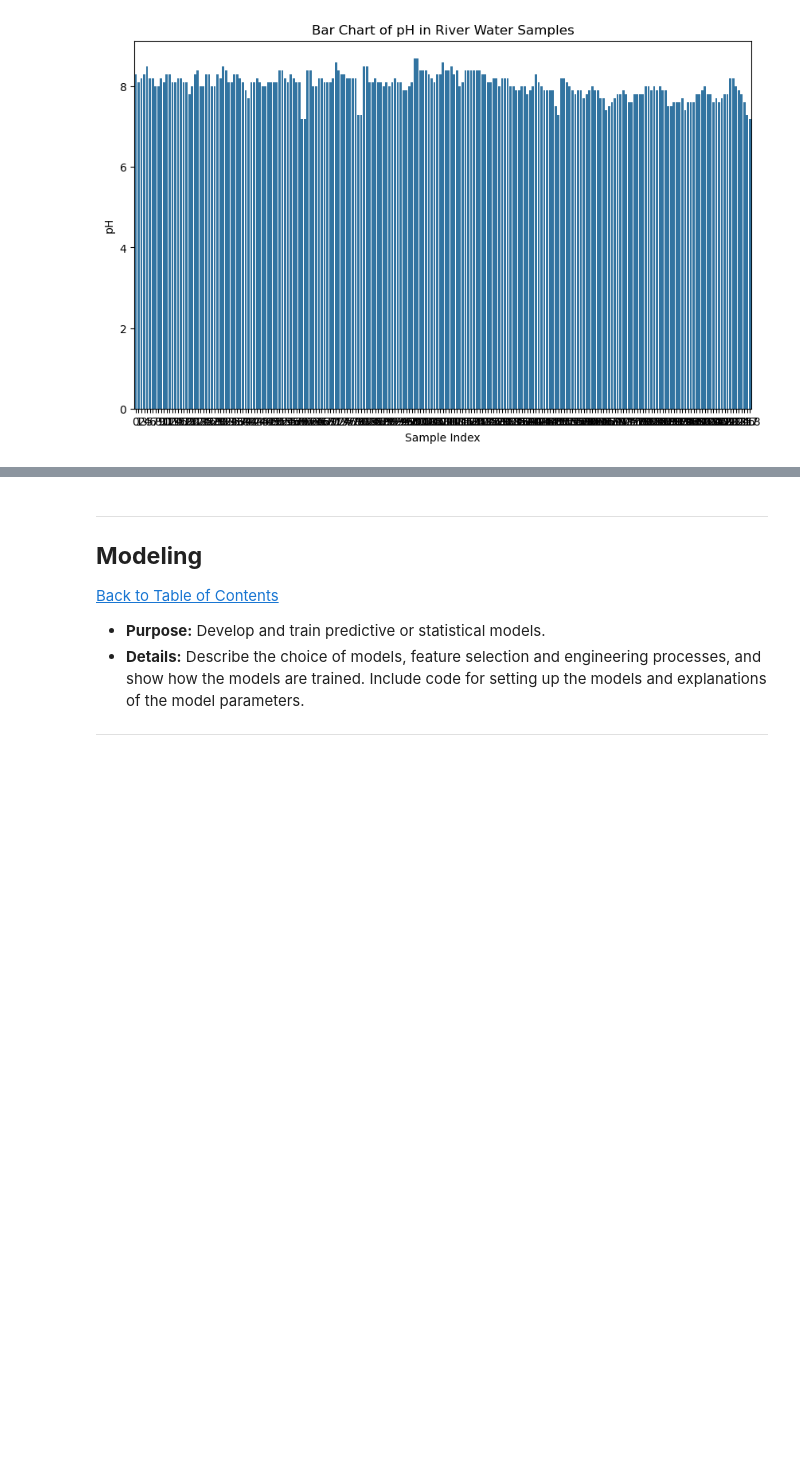
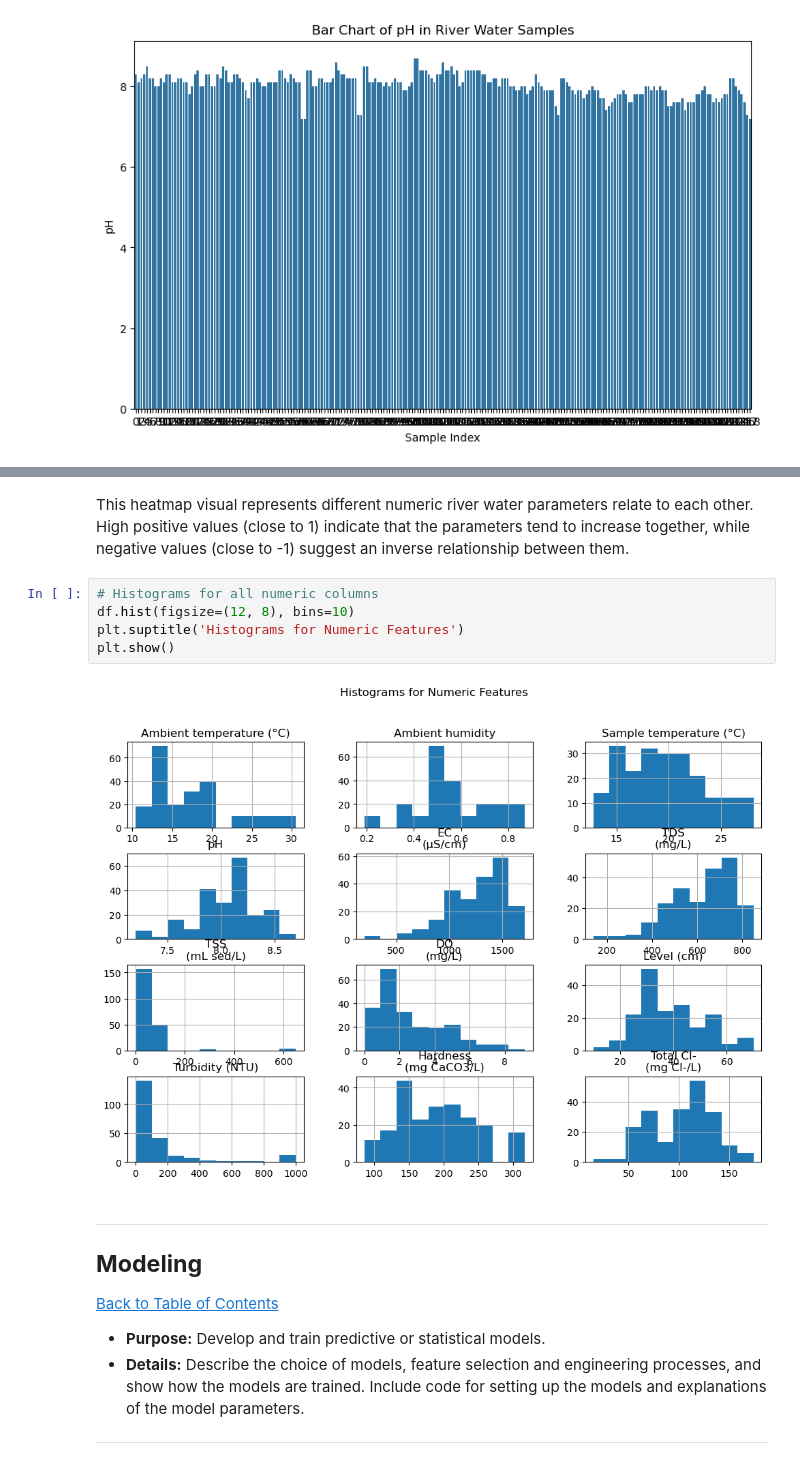
Before and after one commit to KDisney17/Workplace-Module-Project, a Jupyter notebook: KDM_QCTO_Workplace-Module-Notebook.ipynb, the cells around one changed output, grey strips where cells are left out. Cells and saved outputs as stored; diff of their text form; blank space fills up the shorter version.

```diff
--- a/KDM_QCTO_Workplace-Module-Notebook.ipynb
+++ b/KDM_QCTO_Workplace-Module-Notebook.ipynb
@@ -348,3 +385,12 @@ plt.show()
+# %% [markdown]
+This heatmap visual represents different numeric river water parameters relate to each other. High positive values (close to 1) indicate that the parameters tend to increase together, while negative values (close to -1) suggest an inverse relationship between them.
+# %%
+# Histograms for all numeric columns
+df.hist(figsize=(12, 8), bins=10)
+plt.suptitle('Histograms for Numeric Features')
+plt.show()
+# %% [output]
+[figure, added]
 # %% [markdown]
 ---
 <a href=#six></a>
```
Also changed, not shown: parts of 4 cells of this notebook.
